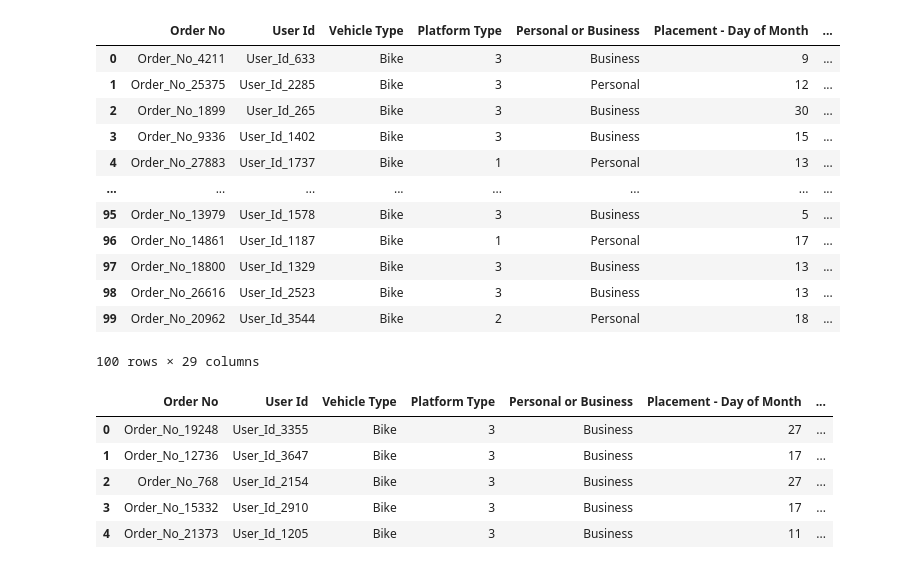
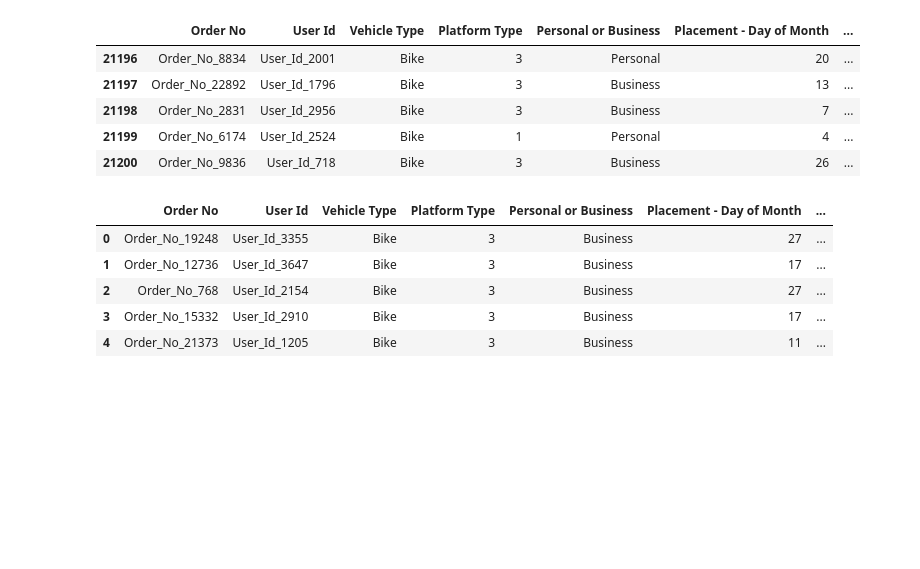
Before and after one commit to Ayanlola2002/ZENDY, a Jupyter notebook: Sendy_Zindy.ipynb, the cells around one changed output. Drawn from its saved outputs; the diff is of its cells as text; code cells hidden in the pictures; blank space fills up the shorter version.

```diff
--- a/Sendy_Zindy.ipynb
+++ b/Sendy_Zindy.ipynb
@@ -10,22 +10,15 @@ test=pd.read_csv('Test.csv')
 Riders=pd.read_csv('Riders.csv')
 # %%
 sample=pd.read_csv('SampleSubmission.csv')
-# %%
-train.head(100)
-# %% [output]
-|  | Order No | User Id | Vehicle Type | Platform Type | Personal or Business | Placement - Day of Month | ... |
-| 0 | Order_No_4211 | User_Id_633 | Bike | 3 | Business | 9 | ... |
-| 1 | Order_No_25375 | User_Id_2285 | Bike | 3 | Personal | 12 | ... |
-| 2 | Order_No_1899 | User_Id_265 | Bike | 3 | Business | 30 | ... |
-| 3 | Order_No_9336 | User_Id_1402 | Bike | 3 | Business | 15 | ... |
-| 4 | Order_No_27883 | User_Id_1737 | Bike | 1 | Personal | 13 | ... |
-| ... | ... | ... | ... | ... | ... | ... | ... |
-| 95 | Order_No_13979 | User_Id_1578 | Bike | 3 | Business | 5 | ... |
-| 96 | Order_No_14861 | User_Id_1187 | Bike | 1 | Personal | 17 | ... |
-| 97 | Order_No_18800 | User_Id_1329 | Bike | 3 | Business | 13 | ... |
-| 98 | Order_No_26616 | User_Id_2523 | Bike | 3 | Business | 13 | ... |
-| 99 | Order_No_20962 | User_Id_3544 | Bike | 2 | Personal | 18 | ... |
-100 rows × 29 columns
+# %%
+train.tail()
+# %% [output]
+|  | Order No | User Id | Vehicle Type | Platform Type | Personal or Business | Placement - Day of Month | ... |
+| 21196 | Order_No_8834 | User_Id_2001 | Bike | 3 | Personal | 20 | ... |
+| 21197 | Order_No_22892 | User_Id_1796 | Bike | 3 | Business | 13 | ... |
+| 21198 | Order_No_2831 | User_Id_2956 | Bike | 3 | Business | 7 | ... |
+| 21199 | Order_No_6174 | User_Id_2524 | Bike | 1 | Personal | 4 | ... |
+| 21200 | Order_No_9836 | User_Id_718 | Bike | 3 | Business | 26 | ... |
 # %%
 test.head()
 # %% [output]
```
